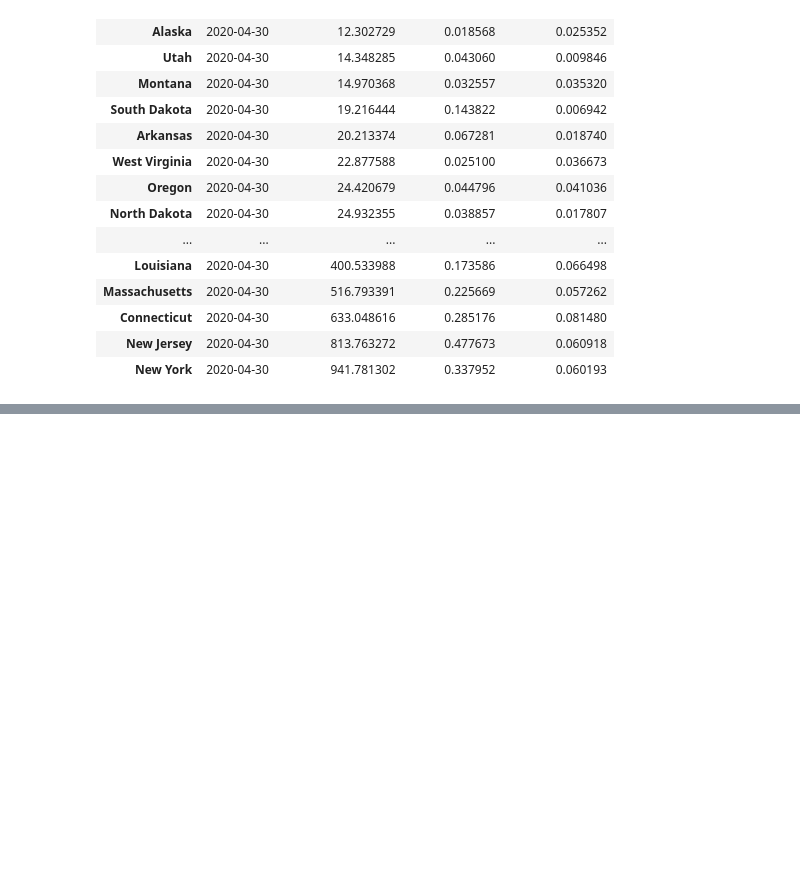
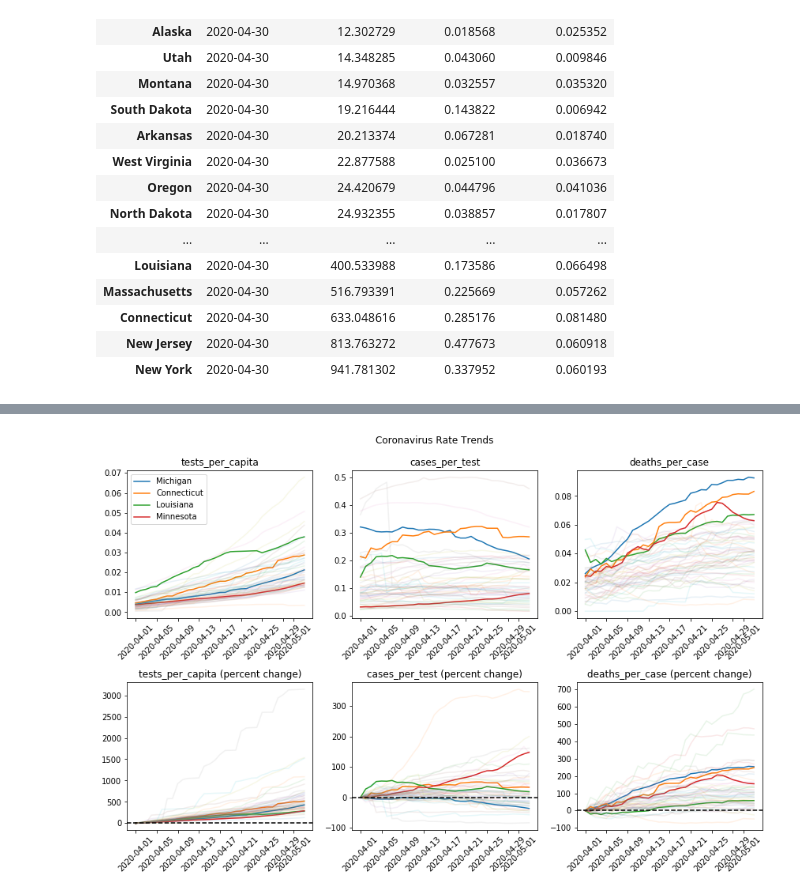
Before and after one commit to todddeluca/coronavirus, a Jupyter notebook: coronavirus_death_rate.ipynb, the cells around one changed output, grey strips where cells are left out. Saved outputs shown, nothing was run; the diff lists cells and outputs as text; code cells hidden in the pictures; blank space fills up the shorter version.

```diff
--- a/coronavirus_death_rate.ipynb
+++ b/coronavirus_death_rate.ipynb
@@ -310,0 +322,81 @@ df.groupby('entity').last().loc[:, ['date', 'deaths_per_million', 'cases_per_tes
+# %%
+# days_since_col = 'date'; days_since_thresh = pd.to_datetime('2020-03-16');
+days_since_col = 'date'; days_since_thresh = pd.to_datetime('2020-04-01');
+df = states_df
+df = df.assign(tests_per_capita=(1 * df['tests'] / df['population']))
+df = df.loc[~before_threshold(df, days_since_col, days_since_thresh)]
+df = df.loc[:, ['date', 'entity', 'population', 'tests_per_capita', 'cases_per_test', 'deaths_per_case']]
+
+# states = ['Vermont', 'Michigan', 'New York', 'California', 'Georgia', 'Rhode Island', ]
+# fig, axes = plt.subplots(len(states) // 3, 3, figsize=(14, 6), sharey=True)
+# for i, state in enumerate(states):
+#     ax = axes[i // 3, i % 3]
+# #     df = df[df['entity'] == state]
+#     ax.tick_params('x', labelrotation=45)
+#     for col in ['tests_per_capita', 'cases_per_test', 'deaths_per_case']:
+#         ax.plot(df.loc[df['entity'] == state, 'date'],
+#                 df.loc[df['entity'] == state, col],
+#                 label=col)
+#         ax.set_title(state)
+
+# plt.suptitle(f'Coronavirus Rate Trends')
+# plt.legend()
+# plt.tight_layout(rect=(0, 0, 1, 0.95))
+# plt.show()
+
+includes = [
+#     'Vermont',
+#     'Massachusetts'
+]
+excludes = [
+#     'Oregon',
+#     'Texas'
+]
+ascending = False
+n_top = 4
+n_show = 200
+values_col = 'deaths_per_case'
+index_col = 'date'
+top_ents, show_ents, all_ents = prioritize_entities(
+    df, index_col, values_col, ascending=ascending,
+    n_top=n_top, n_show=n_show, includes=includes, excludes=excludes)
+
+
+fig, axes = plt.subplots(2, 3, figsize=(12,8))
+background_alpha = 0.1
+for i, col in enumerate(['tests_per_capita', 'cases_per_test', 'deaths_per_case']):
+    ax = axes[0, i]
+    for entity in all_ents:
+        if entity in show_ents:
+            alpha = 1 if entity in top_ents else background_alpha
+            label = entity if entity in top_ents else None
+            ax.plot(df.loc[df['entity'] == entity, 'date'],
+                    df.loc[df['entity'] == entity, col],
+                    alpha=alpha,
+                    label=label)
+
+    ax.set_title(col)
+    ax.tick_params('x', labelrotation=45)
+    if i == 0:
+        ax.legend()
+
+    ax = axes[1, i]
+    for entity in all_ents:
+        if entity in show_ents:
+            alpha = 1 if entity in top_ents else background_alpha
+            label = entity if entity in top_ents else None
+            vals = df.loc[df['entity'] == entity, col]
+            ax.plot(df.loc[df['entity'] == entity, 'date'],
+                    100 * (vals - vals.iloc[0]) / vals.iloc[0],
+                    alpha=alpha,
+                    label=label)
+
+    ax.axhline(y=0, color='k', linestyle='--')
+    ax.set_title(f'{col} (percent change)')
+    ax.tick_params('x', labelrotation=45)
+#     ax.legend()
+
+plt.suptitle(f'Coronavirus Rate Trends')
+plt.tight_layout(rect=(0, 0, 1, 0.95))
+plt.show()
+# %% [output]
@@ -310,0 +404 @@ df.groupby('entity').last().loc[:, ['date', 'deaths_per_million', 'cases_per_tes
+[figure, added]
```
Also changed, not shown: parts of 7 cells of this notebook, 7 other files.
